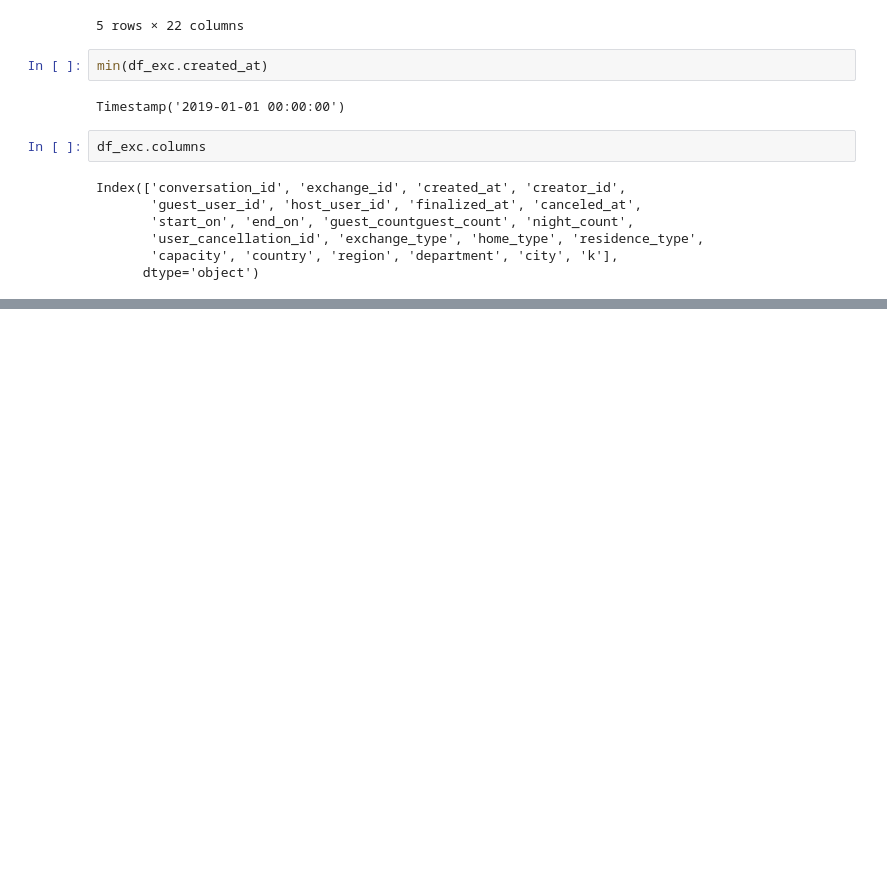
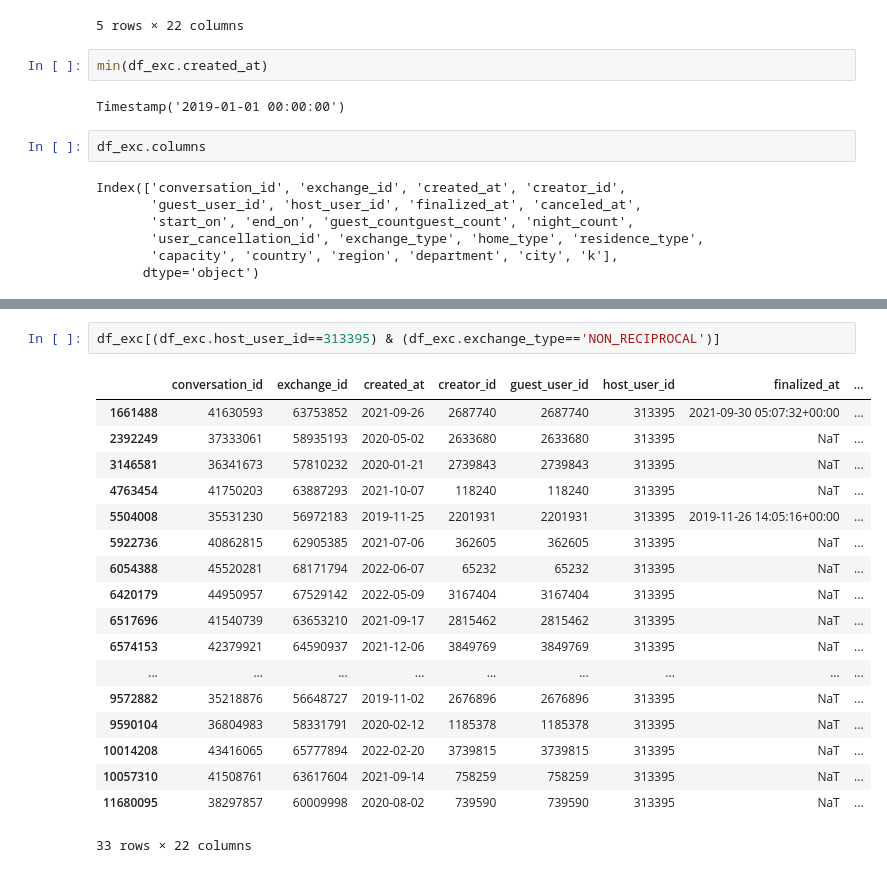
Before and after one commit to ctherreau/HomeExchange, a Jupyter notebook: AnalysisExchange.ipynb, the cells around one changed output, grey strips where cells are left out. Cells and saved outputs as stored; diff of their text form; blank space fills up the shorter version.

```diff
--- a/AnalysisExchange.ipynb
+++ b/AnalysisExchange.ipynb
@@ -50,0 +130,21 @@ df_exc[(df_exc.host_user_id==1110107)].sort_values('created_at')
+# %%
+df_exc[(df_exc.host_user_id==313395) & (df_exc.exchange_type=='NON_RECIPROCAL')]
+# %% [output]
+|  | conversation_id | exchange_id | created_at | creator_id | guest_user_id | host_user_id | finalized_at | ... |
+| 1661488 | 41630593 | 63753852 | 2021-09-26 | 2687740 | 2687740 | 313395 | 2021-09-30 05:07:32+00:00 | ... |
+| 2392249 | 37333061 | 58935193 | 2020-05-02 | 2633680 | 2633680 | 313395 | NaT | ... |
+| 3146581 | 36341673 | 57810232 | 2020-01-21 | 2739843 | 2739843 | 313395 | NaT | ... |
+| 4763454 | 41750203 | 63887293 | 2021-10-07 | 118240 | 118240 | 313395 | NaT | ... |
+| 5504008 | 35531230 | 56972183 | 2019-11-25 | 2201931 | 2201931 | 313395 | 2019-11-26 14:05:16+00:00 | ... |
+| 5922736 | 40862815 | 62905385 | 2021-07-06 | 362605 | 362605 | 313395 | NaT | ... |
+| 6054388 | 45520281 | 68171794 | 2022-06-07 | 65232 | 65232 | 313395 | NaT | ... |
+| 6420179 | 44950957 | 67529142 | 2022-05-09 | 3167404 | 3167404 | 313395 | NaT | ... |
+| 6517696 | 41540739 | 63653210 | 2021-09-17 | 2815462 | 2815462 | 313395 | NaT | ... |
+| 6574153 | 42379921 | 64590937 | 2021-12-06 | 3849769 | 3849769 | 313395 | NaT | ... |
+| ... | ... | ... | ... | ... | ... | ... | ... | ... |
+| 9572882 | 35218876 | 56648727 | 2019-11-02 | 2676896 | 2676896 | 313395 | NaT | ... |
+| 9590104 | 36804983 | 58331791 | 2020-02-12 | 1185378 | 1185378 | 313395 | NaT | ... |
+| 10014208 | 43416065 | 65777894 | 2022-02-20 | 3739815 | 3739815 | 313395 | NaT | ... |
+| 10057310 | 41508761 | 63617604 | 2021-09-14 | 758259 | 758259 | 313395 | NaT | ... |
+| 11680095 | 38297857 | 60009998 | 2020-08-02 | 739590 | 739590 | 313395 | NaT | ... |
+33 rows × 22 columns
```
Also changed, not shown: parts of 8 cells of this notebook, 8 other files.
